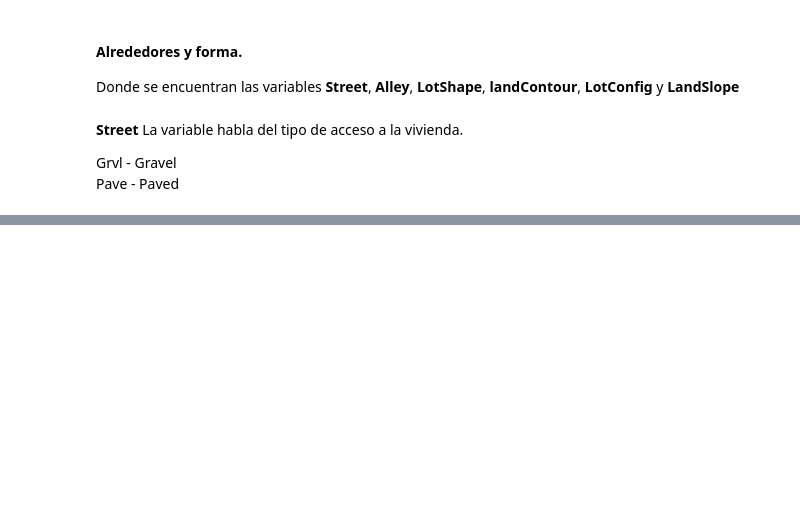
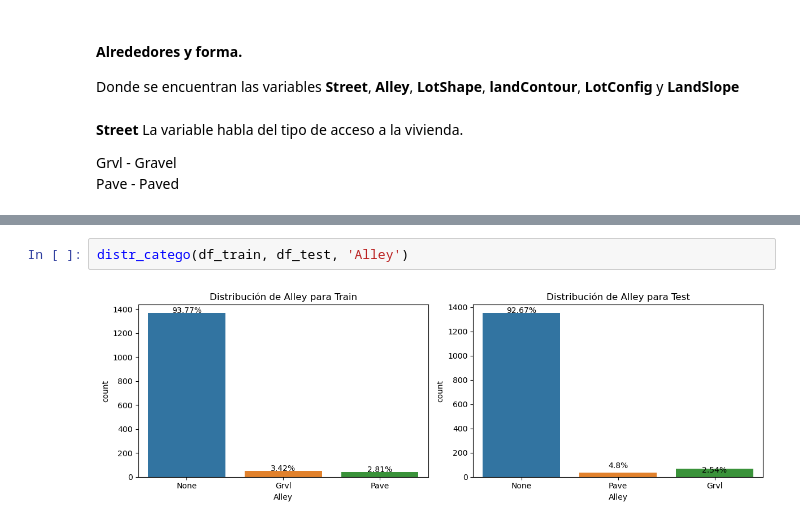
Before and after one commit to devFrow/Proyecto_coder, a Jupyter notebook: Proyecto_coder.ipynb, the cells around one changed output, grey strips where cells are left out. Saved outputs shown, nothing was run; the diff lists cells and outputs as text; blank space fills up the shorter version.

```diff
--- a/Proyecto_coder.ipynb
+++ b/Proyecto_coder.ipynb
@@ -51,0 +99,4 @@ Pave -	Paved
+# %%
+distr_catego(df_train, df_test, 'Alley')
+# %% [output]
+[figure, added]
```
Also changed, not shown: parts of 7 cells of this notebook.
